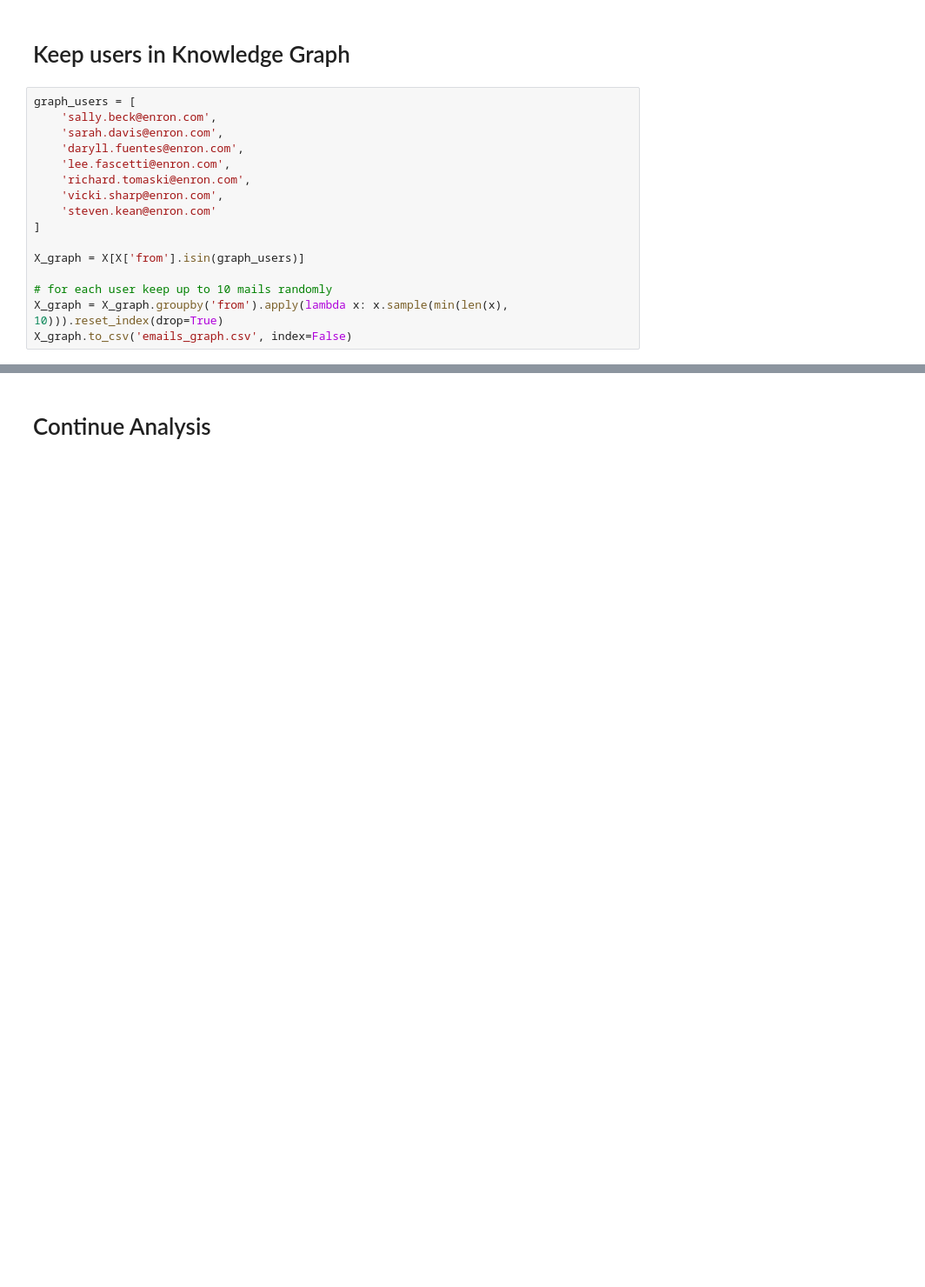
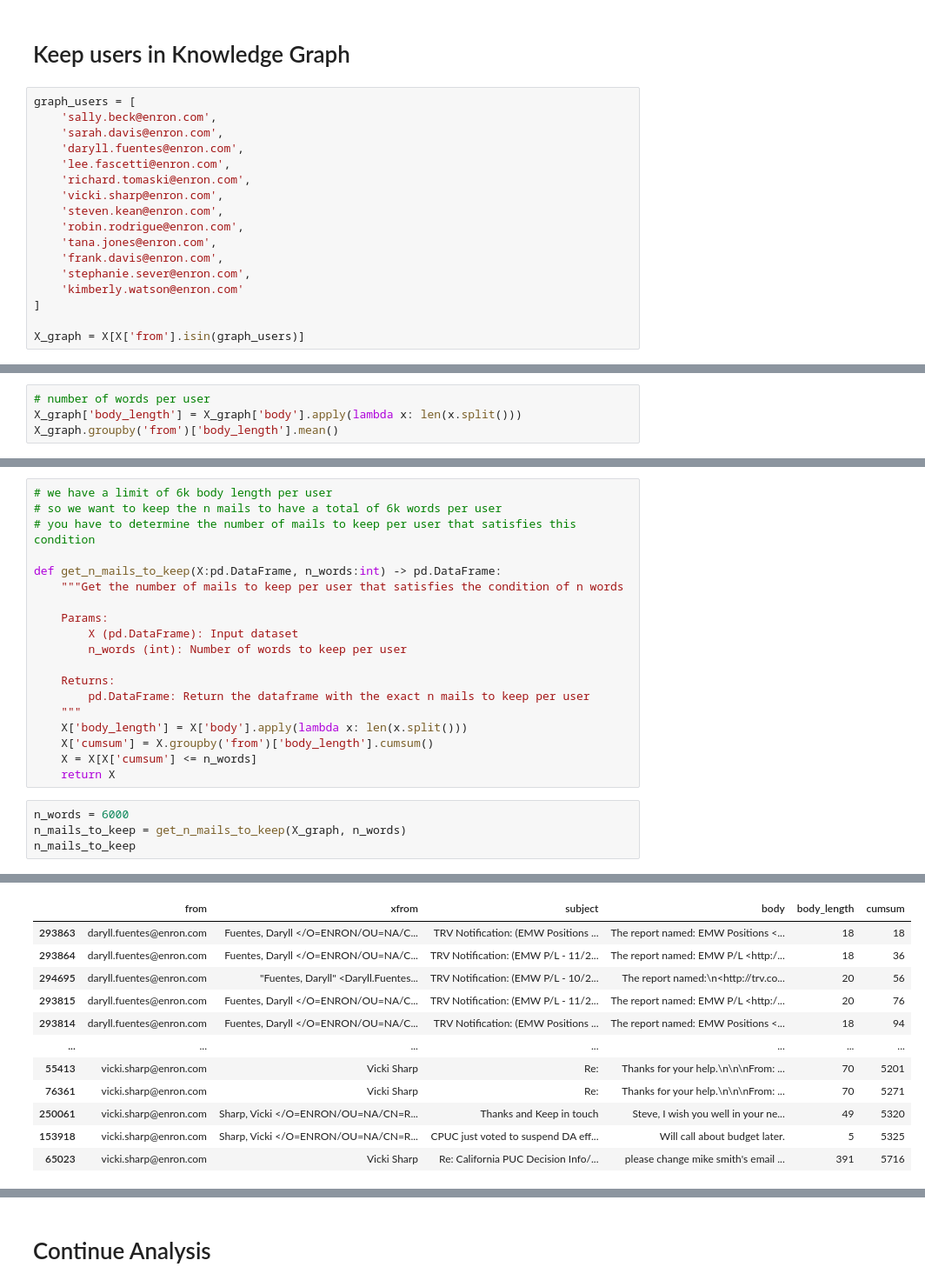
Before and after one commit to ilyesdjerfaf/Legal-Email-Styling, a Jupyter notebook: notebooks/EDA.ipynb, the cells around one changed output, grey strips where cells are left out. Shown: that part at 87% size. Cells and saved outputs as stored; diff of their text form; blank space fills up the shorter version.

```diff
--- a/notebooks/EDA.ipynb
+++ b/notebooks/EDA.ipynb
@@ -130,11 +130,12 @@ graph_users = [
     'lee.fascetti@enron.com',
     'richard.tomaski@enron.com',
     'vicki.sharp@enron.com',
-    'steven.kean@enron.com'
+    'steven.kean@enron.com',
+    'robin.rodrigue@enron.com',
+    'tana.jones@enron.com',
+    'frank.davis@enron.com',
+    'stephanie.sever@enron.com',
+    'kimberly.watson@enron.com'
 ]
 
 X_graph = X[X['from'].isin(graph_users)]
-
-# for each user keep up to 10 mails randomly
-X_graph = X_graph.groupby('from').apply(lambda x: x.sample(min(len(x), 10))).reset_index(drop=True)
-X_graph.to_csv('emails_graph.csv', index=False)
@@ -140,0 +159,4 @@ X_graph.to_csv('emails_graph.csv', index=False)
+# %%
+# number of words per user
+X_graph['body_length'] = X_graph['body'].apply(lambda x: len(x.split()))
+X_graph.groupby('from')['body_length'].mean()
@@ -140,0 +199,24 @@ X_graph.to_csv('emails_graph.csv', index=False)
+# %%
+# we have a limit of 6k body length per user
+# so we want to keep the n mails to have a total of 6k words per user
+# you have to determine the number of mails to keep per user that satisfies this condition
+
+def get_n_mails_to_keep(X:pd.DataFrame, n_words:int) -> pd.DataFrame:
+    """Get the number of mails to keep per user that satisfies the condition of n words
+
+    Params:
+        X (pd.DataFrame): Input dataset
+        n_words (int): Number of words to keep per user
+
+    Returns:
+        pd.DataFrame: Return the dataframe with the exact n mails to keep per user
+    """
+    X['body_length'] = X['body'].apply(lambda x: len(x.split()))
+    X['cumsum'] = X.groupby('from')['body_length'].cumsum()
+    X = X[X['cumsum'] <= n_words]
+    return X
+# %%
+n_words = 6000
+n_mails_to_keep = get_n_mails_to_keep(X_graph, n_words)
+n_mails_to_keep
+# %% [output]
@@ -140,0 +233,12 @@ X_graph.to_csv('emails_graph.csv', index=False)
+|  | from | xfrom | subject | body | body_length | cumsum |
+| 293863 | daryll.fuentes@enron.com | Fuentes, Daryll </O=ENRON/OU=NA/C... | TRV Notification: (EMW Positions ... | The report named: EMW Positions <... | 18 | 18 |
+| 293864 | daryll.fuentes@enron.com | Fuentes, Daryll </O=ENRON/OU=NA/C... | TRV Notification: (EMW P/L - 11/2... | The report named: EMW P/L <http:/... | 18 | 36 |
+| 294695 | daryll.fuentes@enron.com | "Fuentes, Daryll" <Daryll.Fuentes... | TRV Notification: (EMW P/L - 10/2... | The report named:\n<http://trv.co... | 20 | 56 |
+| 293815 | daryll.fuentes@enron.com | Fuentes, Daryll </O=ENRON/OU=NA/C... | TRV Notification: (EMW P/L - 11/2... | The report named: EMW P/L <http:/... | 20 | 76 |
+| 293814 | daryll.fuentes@enron.com | Fuentes, Daryll </O=ENRON/OU=NA/C... | TRV Notification: (EMW Positions ... | The report named: EMW Positions <... | 18 | 94 |
+| ... | ... | ... | ... | ... | ... | ... |
+| 55413 | vicki.sharp@enron.com | Vicki Sharp | Re: | Thanks for your help.\n\n\nFrom: ... | 70 | 5201 |
+| 76361 | vicki.sharp@enron.com | Vicki Sharp | Re: | Thanks for your help.\n\n\nFrom: ... | 70 | 5271 |
+| 250061 | vicki.sharp@enron.com | Sharp, Vicki </O=ENRON/OU=NA/CN=R... | Thanks and Keep in touch | Steve, I wish you well in your ne... | 49 | 5320 |
+| 153918 | vicki.sharp@enron.com | Sharp, Vicki </O=ENRON/OU=NA/CN=R... | CPUC just voted to suspend DA eff... | Will call about budget later. | 5 | 5325 |
+| 65023 | vicki.sharp@enron.com | Vicki Sharp | Re: California PUC Decision Info/... | please change mike smith's email ... | 391 | 5716 |
```
Also changed, not shown: parts of 8 cells of this notebook, 2 other files.
